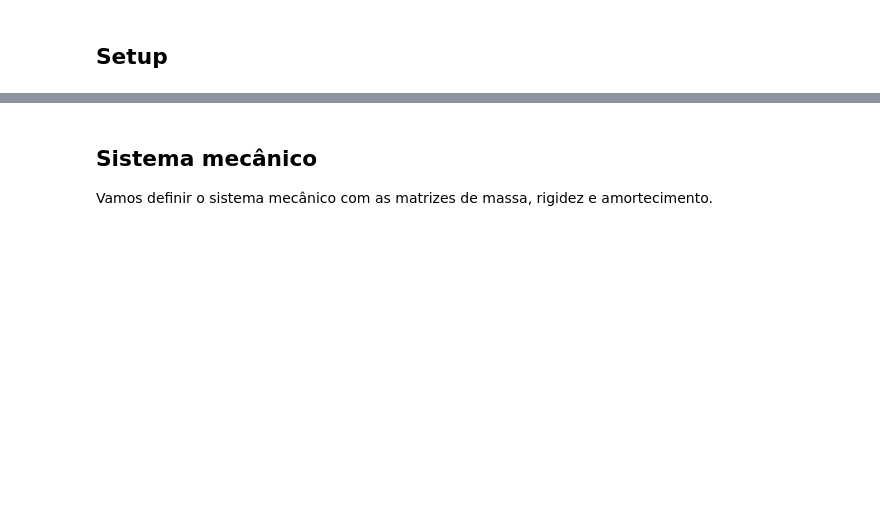
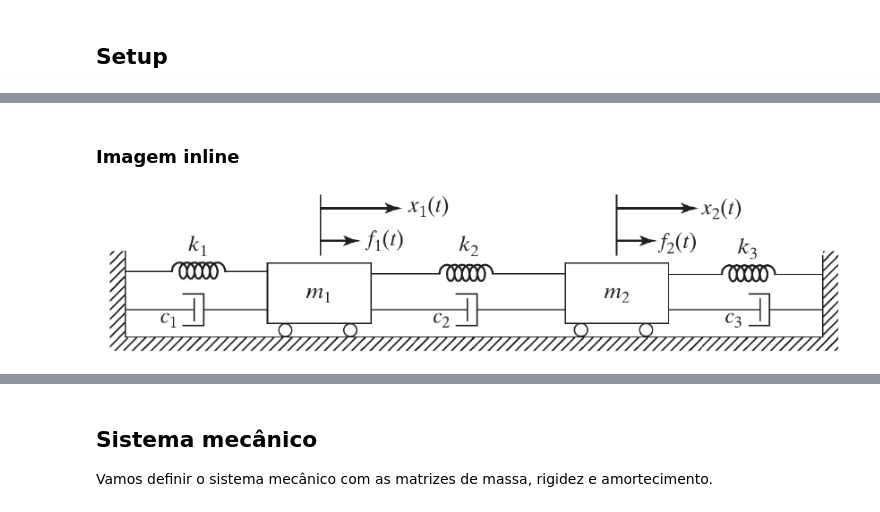
Before and after one commit to r-b-w/Notebooks-Vibracoes, a Jupyter notebook: Notebooks/VibraçãoForçada2GL_visualização.ipynb, the cells around one changed output, grey strips where cells are left out. Drawn from its saved outputs; the diff is of its cells as text; code cells hidden in the pictures; blank space fills up the shorter version.

```diff
--- a/Notebooks/VibraçãoForçada2GL_visualização.ipynb
+++ b/Notebooks/VibraçãoForçada2GL_visualização.ipynb
@@ -26,0 +21,2 @@ from IPython.display import HTML
+# %% [markdown]
+### Imagem inline
@@ -26,0 +563,4 @@ from IPython.display import HTML
+# %%
+IPython.display.Image(b64decode(image_b64))
+# %% [output]
+[figure, added]
```
Also changed, not shown: parts of 28 cells of this notebook, 1 other file.
